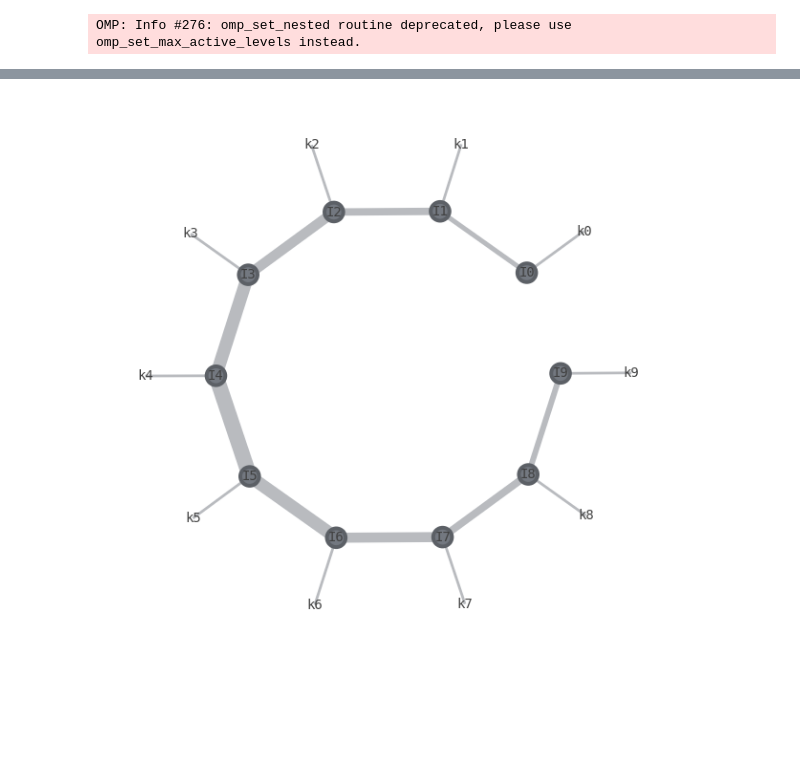
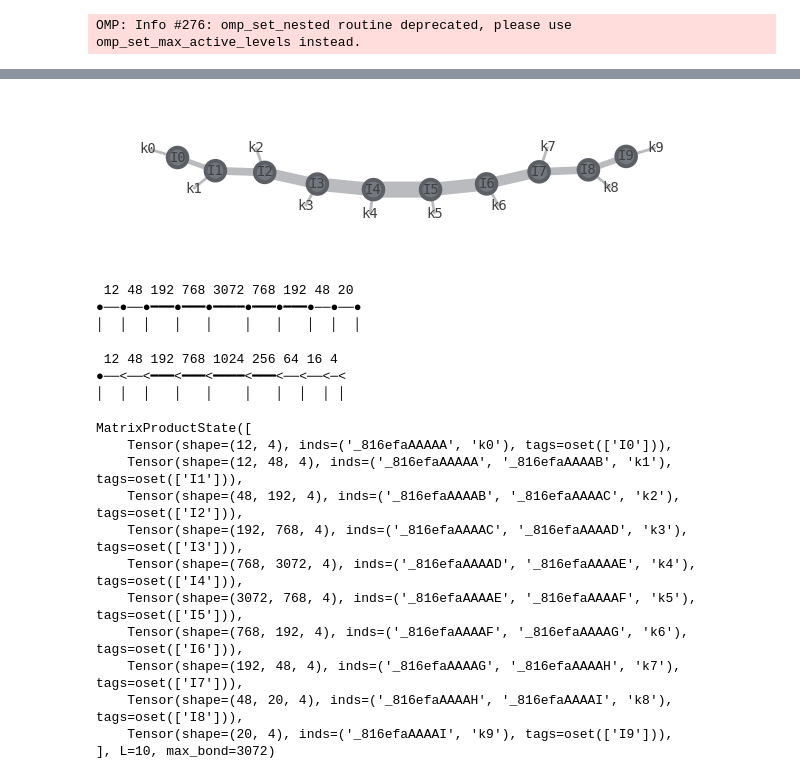
Before and after one commit to leolettuce/QIFS, a Jupyter notebook: 2D_TDJ/MPS_simulation.ipynb, the cells around one changed output, grey strips where cells are left out. Cells and saved outputs as stored; diff of their text form; code cells hidden in the pictures; blank space fills up the shorter version.

```diff
--- a/2D_TDJ/MPS_simulation.ipynb
+++ b/2D_TDJ/MPS_simulation.ipynb
@@ -158,4 +132,20 @@ def convert_to_VF2D(MPS):
         F_vec[0, F_index]  = C_vec[0, C_index]
 
     return F_vec.reshape((N, N))
+# %%
+def convert_MPS_to_quimb(tensor_list, dim_ls):  # converts scale-resolved MPS matrices to quimb MPS
+    arrays = []
+    for i, tensor in enumerate(tensor_list):
+        m, n = tensor.shape             # m = dim_left_bond*dim_ls, n = dim_right_bond
+        dim_left_bond = int(m/dim_ls)   # dimension of left bond
+        dim_right_bond = n              # dimension of right bond
+        if dim_left_bond == 1:          # the first tensor as no left bond
+            data = tensor.reshape((dim_ls, dim_right_bond)).transpose()
+        elif dim_right_bond == 1:       # the last tensor has no right bond
+            data = tensor.reshape((dim_left_bond, dim_ls)).transpose()
+        else:
+            data = tensor.reshape((dim_left_bond, dim_ls, dim_right_bond))
+        arrays.append(data)
+
+    return qu.tensor.MatrixProductState(arrays, shape='lpr')
 # %%
@@ -198,7 +203,7 @@ def buildFluidField2DMPS():
     T = 2
 
     # Set penalty factor for breach of incompressibility condition
-    dx = 2**-n_bits
+    dx = 2**-n_bits-1
     lam = dx**2 * 10**4
 
     # Generate initial fields
@@ -785,8 +790,8 @@ def Diff_2_8_x_MPO(n, dx):
     right_terminator = 1/dx**2*np.array([-205/72, 8/5, 8/5, -1/5, 8/315, -1/560]).reshape(6, 1) # coefficients
 
     # Define arrays for MPO
-    left_node = np.matmul(left_terminator, central_node.transpose(1, 0, 2, 3).reshape(3, -1)).reshape(1, 4, 4, 3).transpose(1, 0, 2, 3)
-    right_node = np.matmul(last_node.reshape(-1, 6), right_terminator).reshape(4, 5, 4, 1)
+    left_node = np.matmul(left_terminator, central_node.transpose(1, 0, 2, 3).reshape(3, -1)).reshape(4, 4, 3)
+    right_node = np.matmul(last_node.reshape(-1, 6), right_terminator).reshape(4, 5, 4)
     arrays = [left_node] + [central_node]*(n-3) + [sec_last_node] + [right_node]
 
     # Create quimb MPO
@@ -826,4 +911,33 @@ test.draw()
 # %%
-test_2 = Diff_2_8_x.apply(MPS_U_quimb).draw()
+test_2 = Diff_2_8_x.apply(MPS_U_quimb)
+test_2.draw()
 # %% [output]
-[figure, old version]
+[figure, new version]
+# %%
+test_2.show()
+# %% [output]
+ 12 48 192 768 3072 768 192 48 20
+●──●──●━━━●━━━●━━━━●━━━●━━━●──●──●
+│  │  │   │   │    │   │   │  │  │
+# %%
+test_2.right_canonize()
+test_2.show()
+# %% [output]
+ 12 48 192 768 1024 256 64 16 4
+●──<──<━━━<━━━<━━━━<━━━<──<──<─<
+│  │  │   │   │    │   │  │  │ │
+# %%
+print(test_2)
+# %% [output]
+MatrixProductState([
+    Tensor(shape=(12, 4), inds=('_816efaAAAAA', 'k0'), tags=oset(['I0'])),
+    Tensor(shape=(12, 48, 4), inds=('_816efaAAAAA', '_816efaAAAAB', 'k1'), tags=oset(['I1'])),
+    Tensor(shape=(48, 192, 4), inds=('_816efaAAAAB', '_816efaAAAAC', 'k2'), tags=oset(['I2'])),
+    Tensor(shape=(192, 768, 4), inds=('_816efaAAAAC', '_816efaAAAAD', 'k3'), tags=oset(['I3'])),
+    Tensor(shape=(768, 3072, 4), inds=('_816efaAAAAD', '_816efaAAAAE', 'k4'), tags=oset(['I4'])),
+    Tensor(shape=(3072, 768, 4), inds=('_816efaAAAAE', '_816efaAAAAF', 'k5'), tags=oset(['I5'])),
+    Tensor(shape=(768, 192, 4), inds=('_816efaAAAAF', '_816efaAAAAG', 'k6'), tags=oset(['I6'])),
+    Tensor(shape=(192, 48, 4), inds=('_816efaAAAAG', '_816efaAAAAH', 'k7'), tags=oset(['I7'])),
+    Tensor(shape=(48, 20, 4), inds=('_816efaAAAAH', '_816efaAAAAI', 'k8'), tags=oset(['I8'])),
+    Tensor(shape=(20, 4), inds=('_816efaAAAAI', 'k9'), tags=oset(['I9'])),
+], L=10, max_bond=3072)
```
Also changed, not shown: parts of 28 cells of this notebook, 2 other files.
